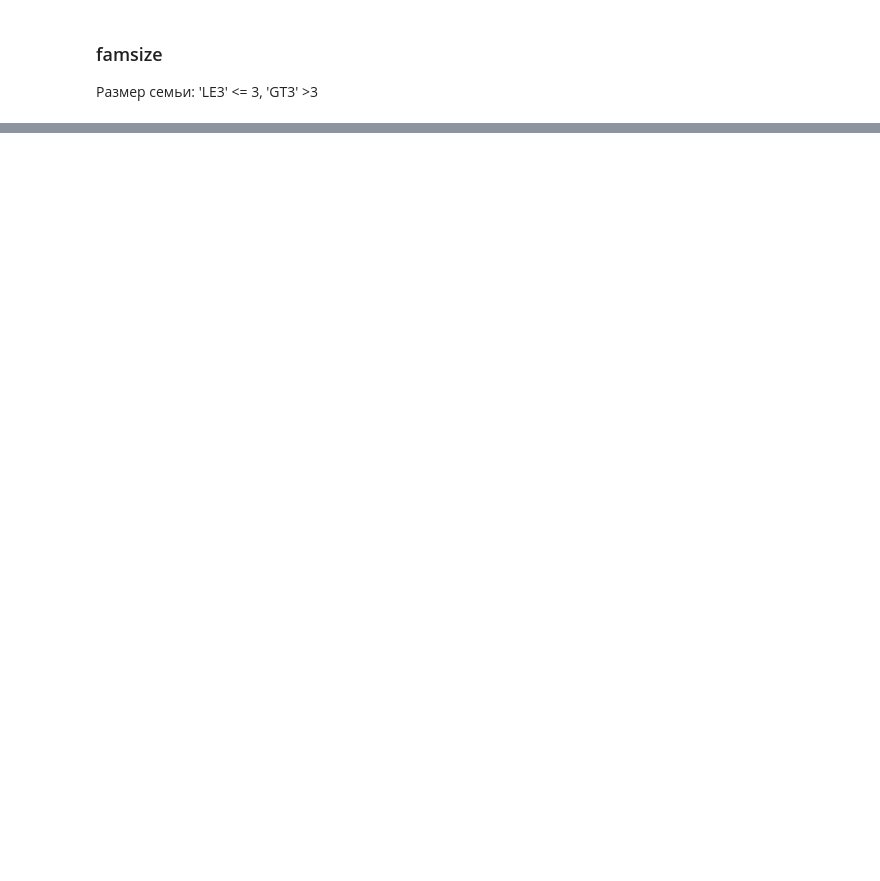
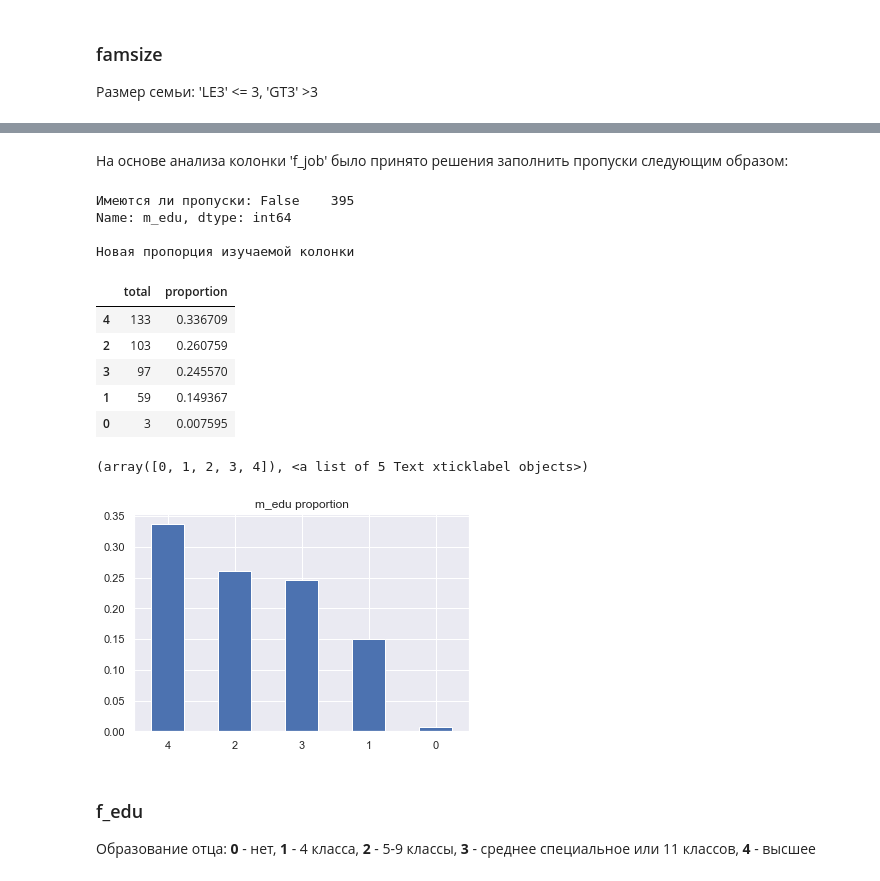
Before and after one commit to SeaVulf/skillfactory_rds, a Jupyter notebook: project_2_EDA/Project_2_EDA_stud_math.ipynb, the cells around one changed output, grey strips where cells are left out. Cells and saved outputs as stored; diff of their text form; code cells hidden in the pictures; blank space fills up the shorter version.

```diff
--- a/project_2_EDA/Project_2_EDA_stud_math.ipynb
+++ b/project_2_EDA/Project_2_EDA_stud_math.ipynb
@@ -479,0 +962,47 @@ Name: famsize, dtype: float64
+# %% [markdown]
+На основе анализа колонки 'f_job' было принято решения заполнить пропуски следующим образом:
+# %%
+def fillna_m_edu(row):
+    if pd.isna(row['m_edu']):
+        if row['f_job'] == 'other':
+            return 2
+        else:
+            return 4
+    return row['m_edu']
+
+
+stud[column] = stud.apply(fillna_m_edu, axis=1)
+# %%
+print('Имеются ли пропуски:', stud[column].isna().value_counts())
+
+# После заполнения Nan превратим колонку в int
+stud[column] = stud[column].astype(int)
+
+# Оценим новый состав данной колонки
+print('\nНовая пропорция изучаемой колонки')
+display(pd.DataFrame({'total': stud[column].value_counts(),
+                      'proportion': stud[column].value_counts(normalize=True)}))
+
+# Построим распределение
+stud[column].value_counts(normalize=True).plot(kind='bar',
+                                            grid= True,
+                                            title=column + " proportion",
+                                            legend=False)
+plt.xticks(rotation = 0)
+# %% [output]
+Имеются ли пропуски: False    395
+Name: m_edu, dtype: int64
+
+Новая пропорция изучаемой колонки
+|  | total | proportion |
+| 4 | 133 | 0.336709 |
+| 2 | 103 | 0.260759 |
+| 3 | 97 | 0.245570 |
+| 1 | 59 | 0.149367 |
+| 0 | 3 | 0.007595 |
+(array([0, 1, 2, 3, 4]), <a list of 5 Text xticklabel objects>)
+[figure, added]
+# %% [markdown]
+### f_edu
+Образование отца: **0** - нет, **1** - 4 класса, **2** - 5-9 классы,
+    **3** - среднее специальное или 11 классов, **4** - высшее
```
Also changed, not shown: parts of 67 cells of this notebook, 1 other file.
